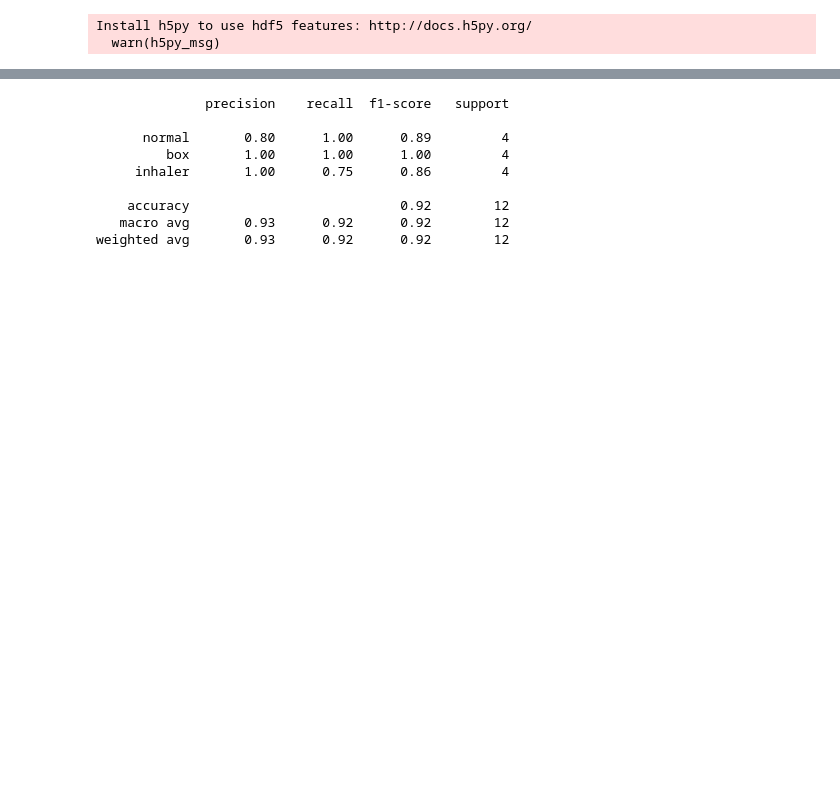
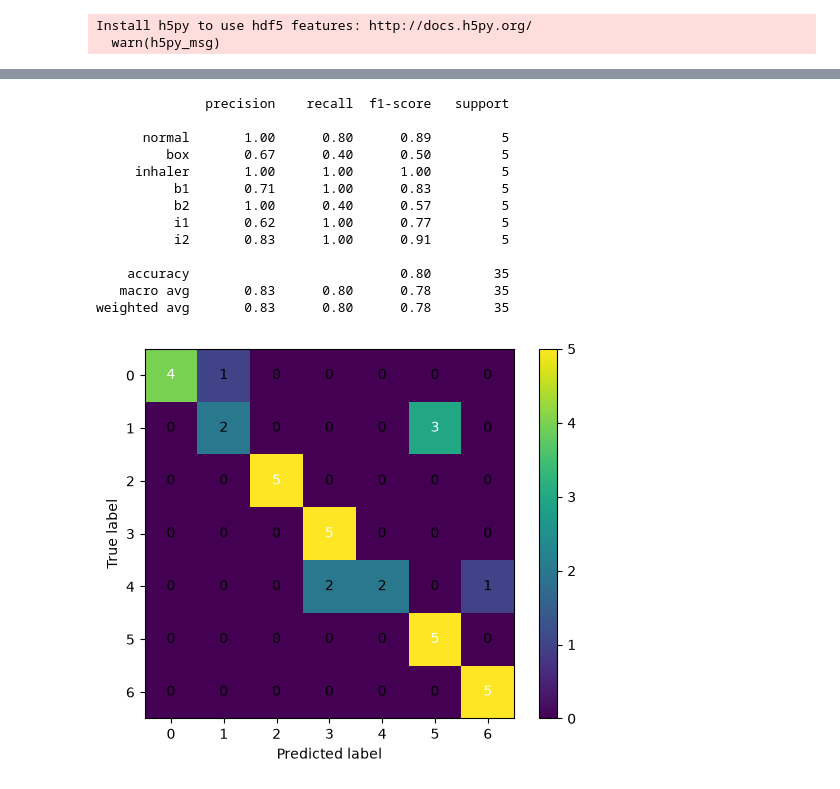
Before and after one commit to StevenLe456/AsthmaticDragon, a Jupyter notebook: train.ipynb, the cells around one changed output, grey strips where cells are left out. Drawn from its saved outputs; the diff is of its cells as text; code cells hidden in the pictures; blank space fills up the shorter version.

```diff
--- a/train.ipynb
+++ b/train.ipynb
@@ -54,21 +77,41 @@ knn.to_pickle("final_model_release/knn.pickle")
 # %%
 from tslearn.svm import TimeSeriesSVC
 # %%
-svc = TimeSeriesSVC()
+svc = TimeSeriesSVC(C=0.67, random_state=0)
 svc.fit(train_x, train_y)
 y_pred = svc.predict(test_x)
 
-print(classification_report(test_y, y_pred, target_names=["normal", "box", "inhaler"]))
+print(classification_report(test_y, y_pred, target_names=["normal", "box", "inhaler", "b1", "b2", "i1", "i2"]))
 # %% [output]
               precision    recall  f1-score   support
 
-      normal       0.80      1.00      0.89         4
-         box       1.00      1.00      1.00         4
-     inhaler       1.00      0.75      0.86         4
+      normal       1.00      0.80      0.89         5
+         box       0.67      0.40      0.50         5
+     inhaler       1.00      1.00      1.00         5
+          b1       0.71      1.00      0.83         5
+          b2       1.00      0.40      0.57         5
+          i1       0.62      1.00      0.77         5
+          i2       0.83      1.00      0.91         5
 
-    accuracy                           0.92        12
-   macro avg       0.93      0.92      0.92        12
-weighted avg       0.93      0.92      0.92        12
+    accuracy                           0.80        35
+   macro avg       0.83      0.80      0.78        35
+weighted avg       0.83      0.80      0.78        35
+# %%
+cm = confusion_matrix(test_y, y_pred)
+plt.imshow(cm)
+plt.colorbar()
+thresh = cm.max() / 2.
+for i in range(cm.shape[0]):
+    for j in range(cm.shape[1]):
+        plt.text(j, i, format(cm[i, j], 'd'),
+                 ha="center", va="center",
+                 color="white" if cm[i, j] > thresh else "black")
+
+plt.ylabel('True label')
+plt.xlabel('Predicted label')
+plt.show()
+# %% [output]
+[figure, added]
 # %%
 with open("final_model_release/svc.pickle", "wb") as p:
     pickle.dump(svc, p)
```
Also changed, not shown: parts of 3 cells of this notebook, 5 other files.
